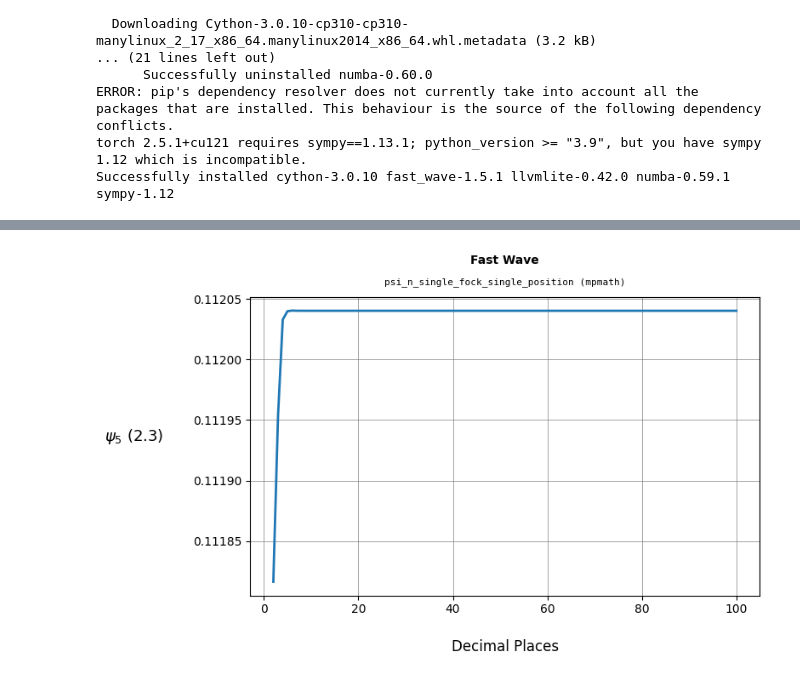
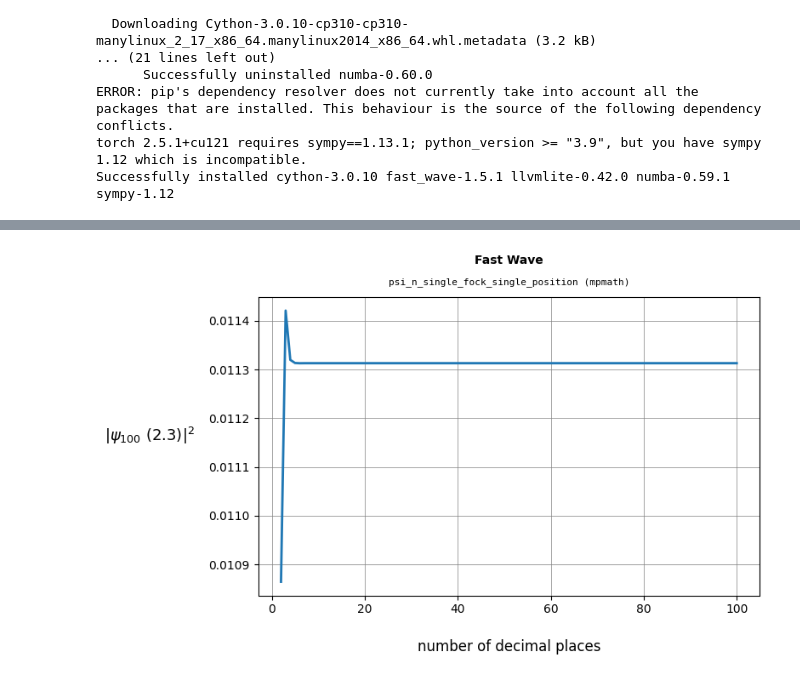
Before and after one commit to fobos123deimos/fast-wave, a Jupyter notebook: examples/precision_tests_mpmath.ipynb, the cells around one changed output, grey strips where cells are left out. Drawn from its saved outputs; the diff is of its cells as text; code cells hidden in the pictures.

```diff
--- a/examples/precision_tests_mpmath.ipynb
+++ b/examples/precision_tests_mpmath.ipynb
@@ -46,30 +46,30 @@ $$$$
 # %%
-n = 5 #@param
+n = 100 #@param
 x = 2.3 #@param
 decimal_places_min = 2 #@param
 decimal_places_max = 100 #@param
 
 decimal_places = [dp for dp in range(decimal_places_min,decimal_places_max + 1)]
 psi_n_x = [mpmath.power(mpmath.fabs(wm.psi_n_single_fock_single_position(n,x,dp)),2) for dp in decimal_places]
 
 fig, ax = plt.subplots(figsize=(8, 5))
 ax.plot(decimal_places, psi_n_x, linewidth=2)
 
 ax.grid(color='gray', linestyle='-', linewidth=0.5)
-ax.set_xlabel('Decimal Places', fontsize=12, labelpad=20)
-ax.set_ylabel(r'$\psi_{%s} \ (%s)$' % (n, x), fontsize=13, rotation=0, labelpad=50)
+ax.set_xlabel('number of decimal places', fontsize=12, labelpad=20)
+ax.set_ylabel(r'$|\psi_{%s} \ (%s)|^{2}$' % (n, x), fontsize=13, rotation=0, labelpad=50)
 ax.set_title("Fast Wave", fontsize=10, fontweight='bold', pad=28)
 
 ax.xaxis.set_major_formatter(ticker.FormatStrFormatter('%d'))
 
 ax.text(
     0.5, 1.05,
     "psi_n_single_fock_single_position (mpmath)",
     fontsize=8, fontfamily='monospace', ha='center', va='center',
     transform=ax.transAxes
 )
 
 plt.tight_layout()
 plt.show()
 # %% [output]
-[figure, old version]
+[figure, new version]
```
Also changed, not shown: parts of 2 cells of this notebook.
